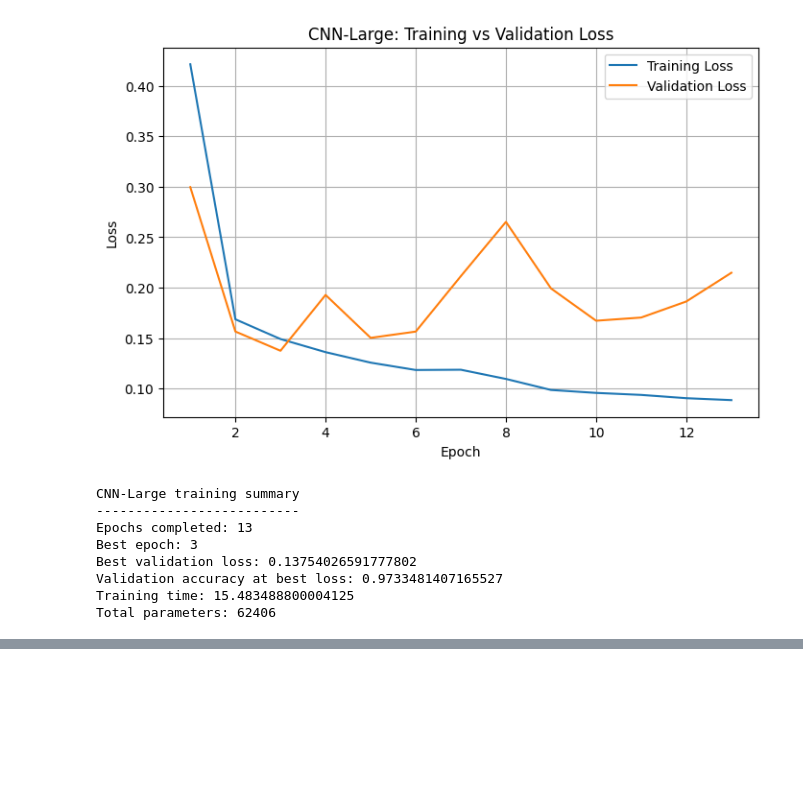
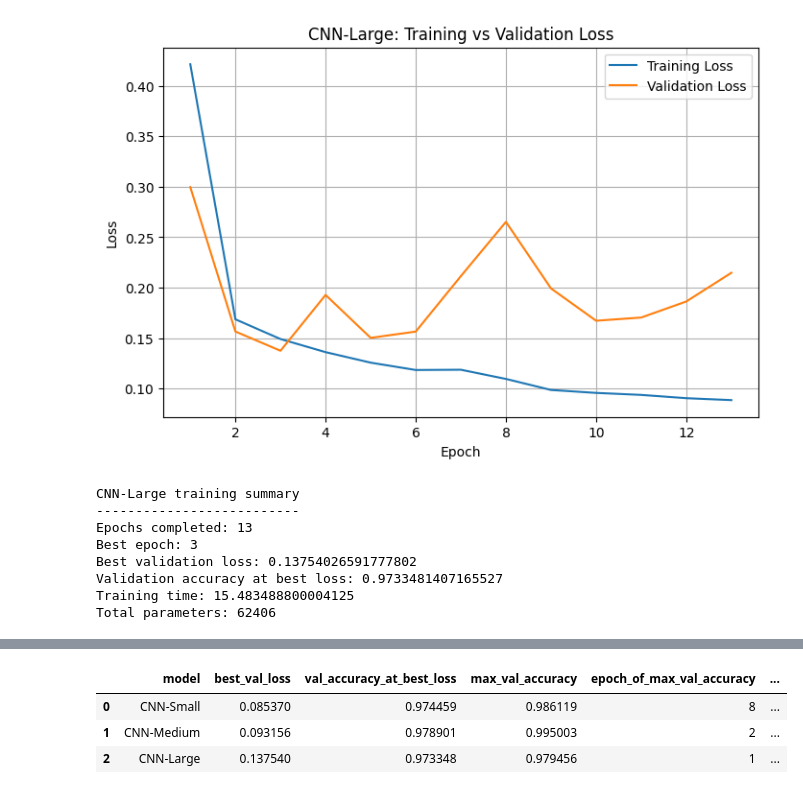
Before and after one commit to SLIIT-Y4-S2-DL-ORG/Deep-Learning-Assignment, a Jupyter notebook: 1D-CNN/1D_CNN.ipynb, the cells around one changed output, grey strips where cells are left out. Saved outputs shown, nothing was run; the diff lists cells and outputs as text; code cells hidden in the pictures; blank space fills up the shorter version.

```diff
--- a/1D-CNN/1D_CNN.ipynb
+++ b/1D-CNN/1D_CNN.ipynb
@@ -1205,0 +1257,34 @@ Total parameters: 62406
+# %%
+# Add maximum validation accuracy information for each candidate
+
+def get_validation_summary(history):
+    history_dict = history.history
+
+    best_loss_epoch = np.argmin(history_dict["val_loss"]) + 1
+    max_accuracy_epoch = np.argmax(history_dict["val_accuracy"]) + 1
+
+    return {
+        "best_val_loss": history_dict["val_loss"][best_loss_epoch - 1],
+        "val_accuracy_at_best_loss": history_dict["val_accuracy"][best_loss_epoch - 1],
+        "max_val_accuracy": history_dict["val_accuracy"][max_accuracy_epoch - 1],
+        "epoch_of_max_val_accuracy": max_accuracy_epoch,
+        "epoch_of_best_val_loss": best_loss_epoch
+    }
+
+
+summary_small = get_validation_summary(history_small)
+summary_medium = get_validation_summary(history_medium)
+summary_large = get_validation_summary(history_large)
+
+validation_summary = pd.DataFrame([
+    {"model": "CNN-Small", **summary_small},
+    {"model": "CNN-Medium", **summary_medium},
+    {"model": "CNN-Large", **summary_large}
+])
+
+validation_summary
+# %% [output]
+|  | model | best_val_loss | val_accuracy_at_best_loss | max_val_accuracy | epoch_of_max_val_accuracy | ... |
+| 0 | CNN-Small | 0.085370 | 0.974459 | 0.986119 | 8 | ... |
+| 1 | CNN-Medium | 0.093156 | 0.978901 | 0.995003 | 2 | ... |
+| 2 | CNN-Large | 0.137540 | 0.973348 | 0.979456 | 1 | ... |
```
Also changed, not shown: parts of 3 cells of this notebook.
